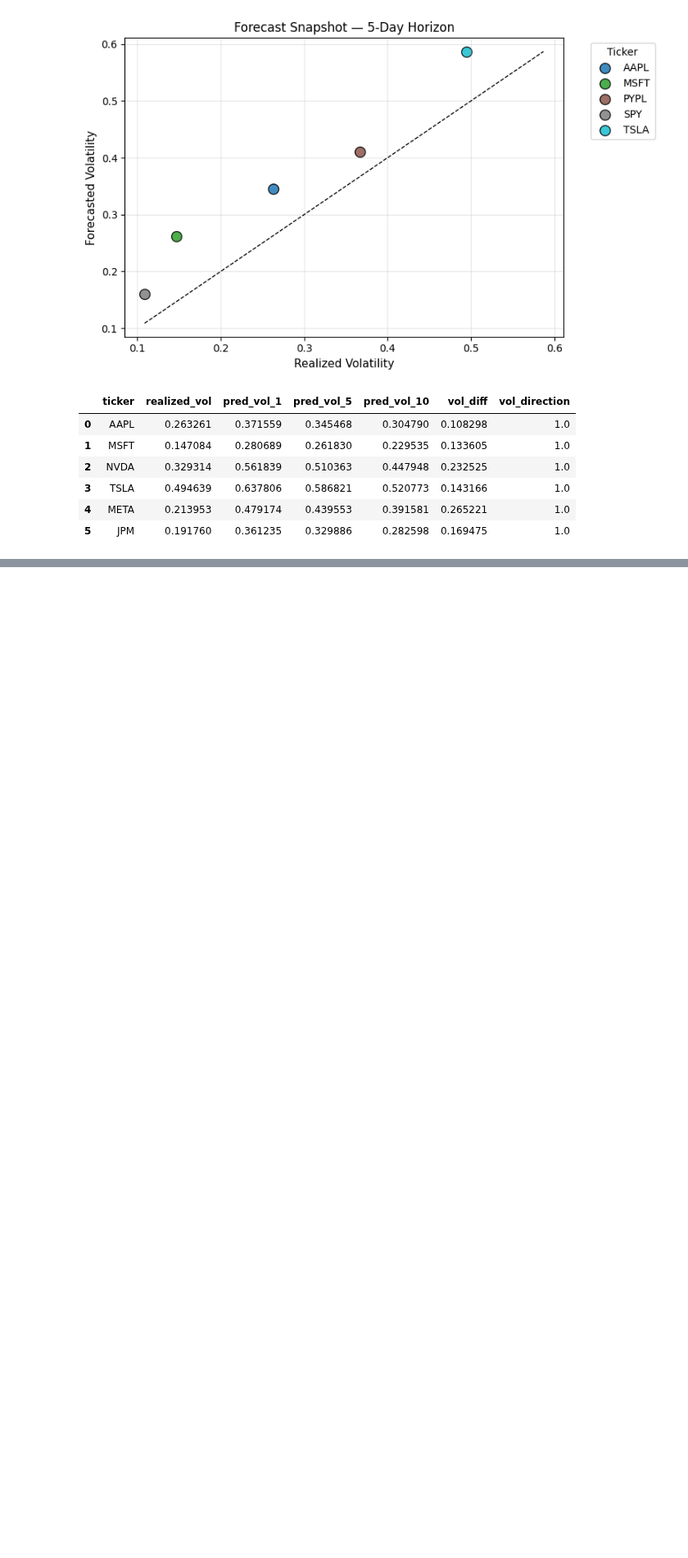
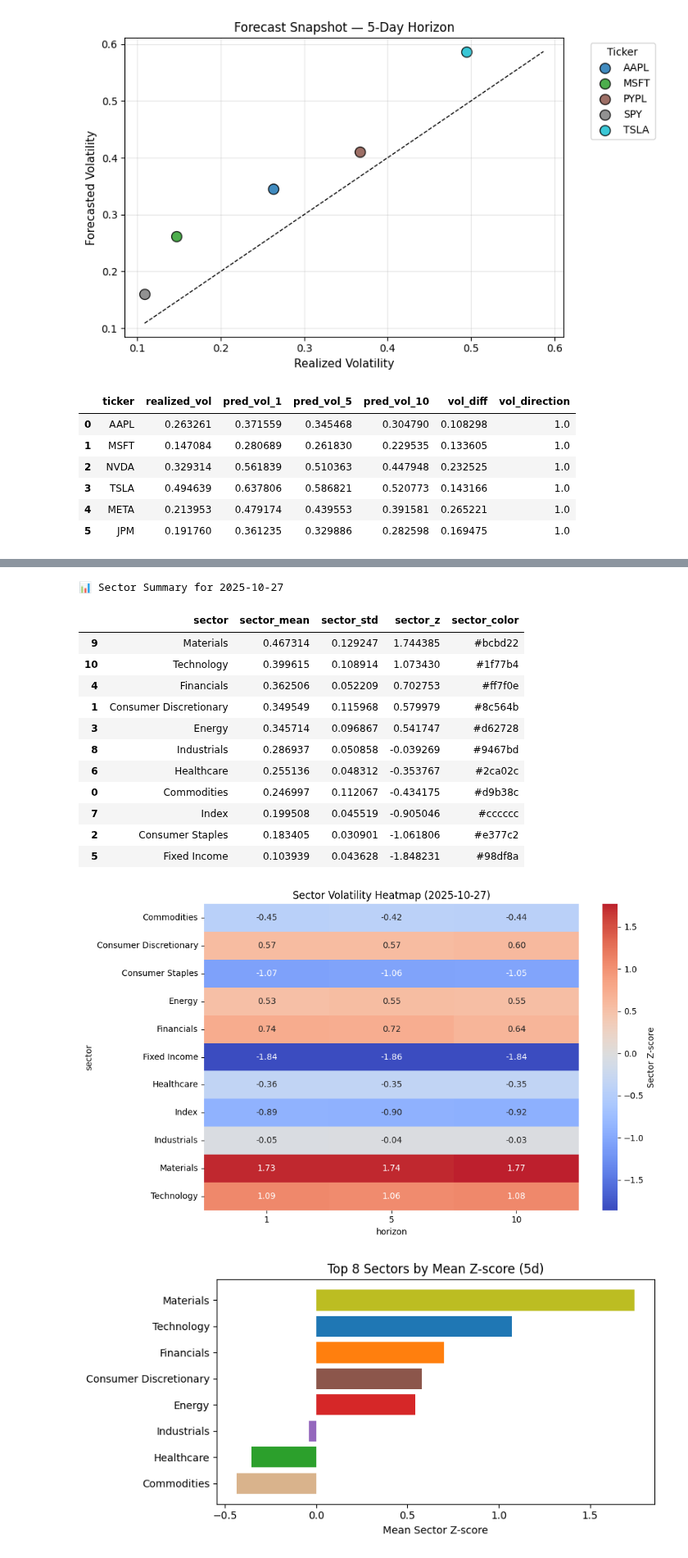
Before and after one commit to rahulmkarthik/VolSense, a Jupyter notebook: volsense_inference/notebooks/test_model_loader.ipynb, the cells around one changed output, grey strips where cells are left out. Shown at 82% size. Cells and saved outputs as stored; diff of their text form; code cells hidden in the pictures; blank space fills up the shorter version.

Commit message:
tested functionality of new signal engine

```diff
--- a/volsense_inference/notebooks/test_model_loader.ipynb
+++ b/volsense_inference/notebooks/test_model_loader.ipynb
@@ -133,0 +127,12 @@ signal_engine.plot_heatmap()
+# %%
+# ============================================================
+# 🚀 Run Volatility Forecasts
+# ============================================================
+fcast = Forecast(model_version="v109", checkpoints_dir="models", start="2015-01-01")
+
+# Run forecasts on chosen tickers
+preds = fcast.run(TICKERS)
+
+# Inspect schema
+display(preds.head())
+print(f"✅ Forecasts generated for {preds['ticker'].nunique()} tickers.")
@@ -133,0 +152,7 @@ signal_engine.plot_heatmap()
+# %%
+# Instantiate Signal Engine and compute all signals
+engine = SignalEngine(preds, model_version="v109")
+signals = engine.compute_signals(enrich_with_sectors=True)
+
+print(f"\n✅ Signals computed: {signals.shape[0]} rows")
+display(signals.head(10))
@@ -133,0 +176,25 @@ signal_engine.plot_heatmap()
+# %%
+# --- Summary table
+sector_summary = engine.sector_summary()
+
+# --- Heatmap visualization
+engine.plot_sector_heatmap()
+
+# --- Top sectors by average z-score
+engine.plot_top_sectors(horizon=5)
+# %% [output]
+📊 Sector Summary for 2025-10-27
+|  | sector | sector_mean | sector_std | sector_z | sector_color |
+| 9 | Materials | 0.467314 | 0.129247 | 1.744385 | #bcbd22 |
+| 10 | Technology | 0.399615 | 0.108914 | 1.073430 | #1f77b4 |
+| 4 | Financials | 0.362506 | 0.052209 | 0.702753 | #ff7f0e |
+| 1 | Consumer Discretionary | 0.349549 | 0.115968 | 0.579979 | #8c564b |
+| 3 | Energy | 0.345714 | 0.096867 | 0.541747 | #d62728 |
+| 8 | Industrials | 0.286937 | 0.050858 | -0.039269 | #9467bd |
+| 6 | Healthcare | 0.255136 | 0.048312 | -0.353767 | #2ca02c |
+| 0 | Commodities | 0.246997 | 0.112067 | -0.434175 | #d9b38c |
+| 7 | Index | 0.199508 | 0.045519 | -0.905046 | #cccccc |
+| 2 | Consumer Staples | 0.183405 | 0.030901 | -1.061806 | #e377c2 |
+| 5 | Fixed Income | 0.103939 | 0.043628 | -1.848231 | #98df8a |
+[figure, added]
+[figure, added]
```
Also changed, not shown: parts of 8 cells of this notebook.
